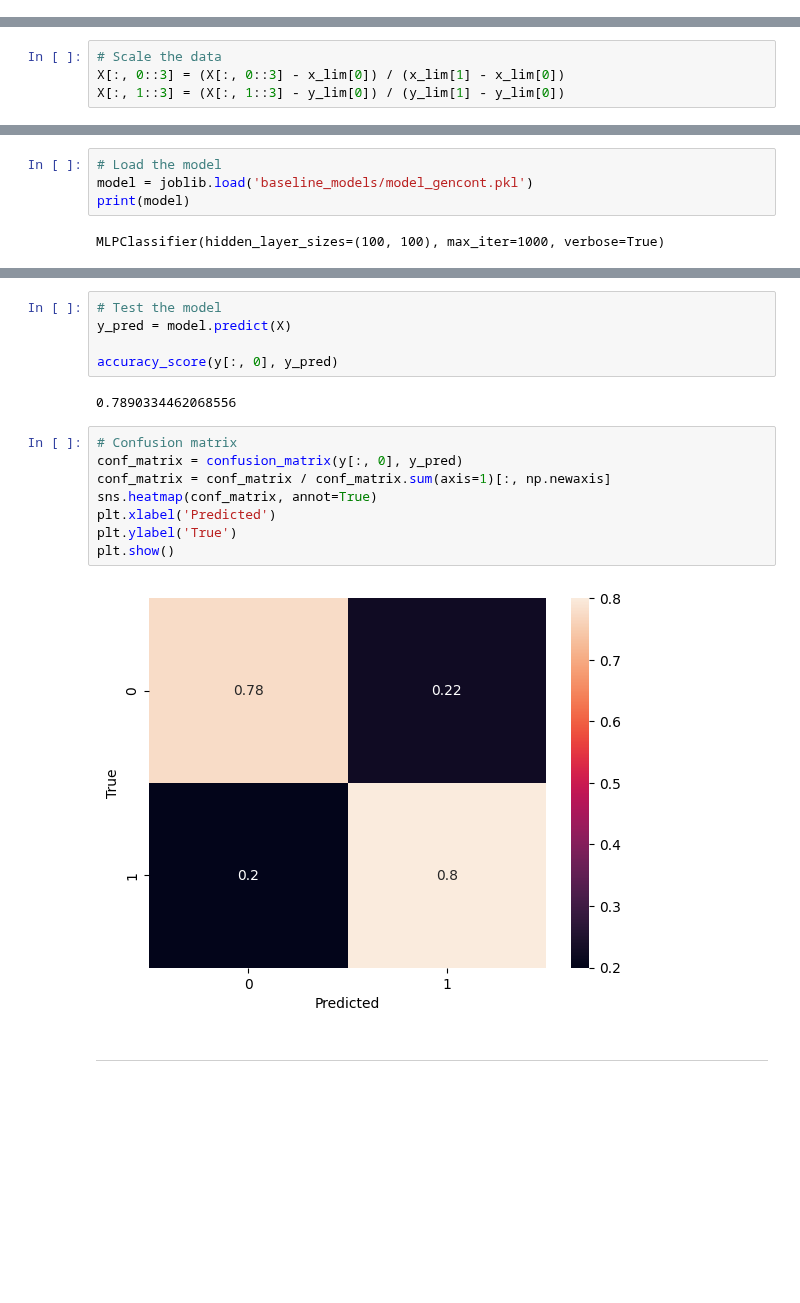
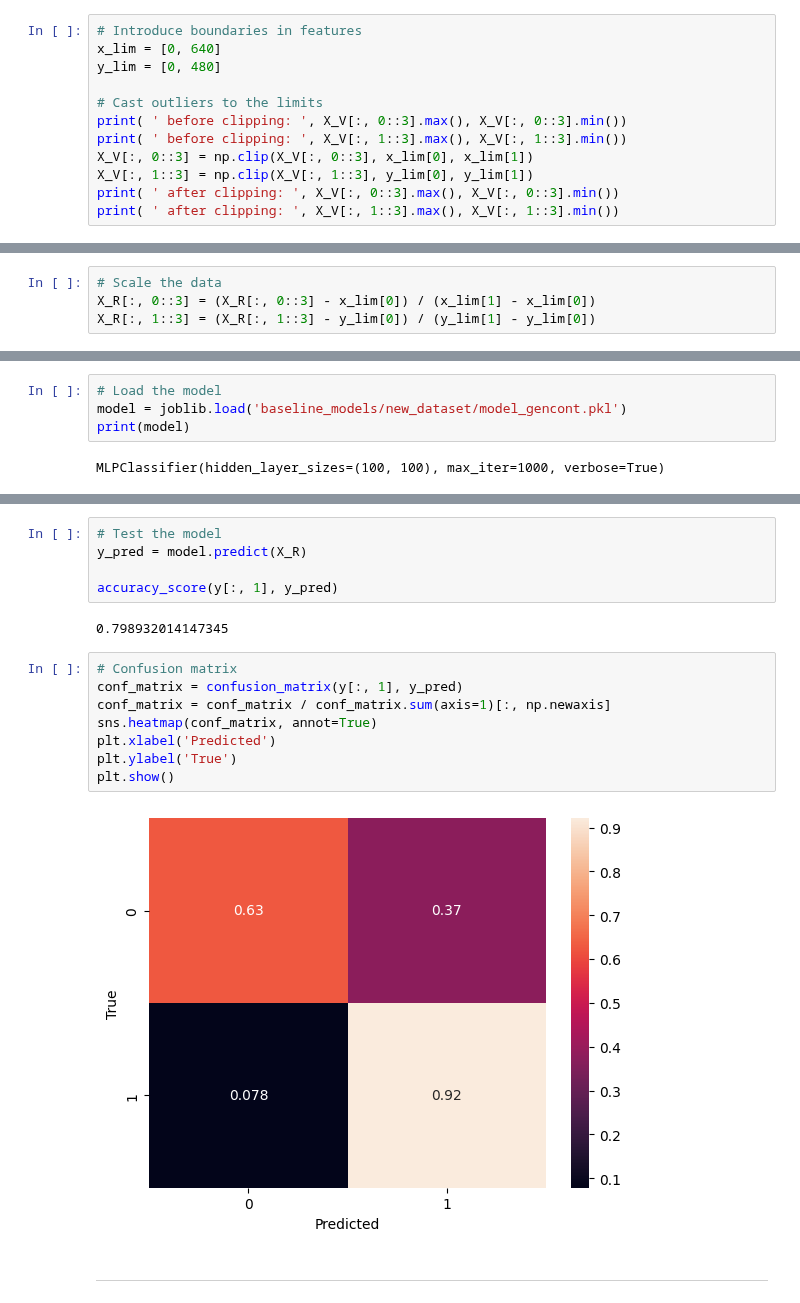
Before and after one commit to JulianAlvarezdeGiorgi/Behavioral_Tagging_of_Mice_in_multiple_Mice_setup_using_Deep_Learning, a Jupyter notebook: src/results_baseline_models.ipynb, the cells around one changed output, grey strips where cells are left out. Saved outputs shown, nothing was run; the diff lists cells and outputs as text; blank space fills up the shorter version.

```diff
--- a/src/results_baseline_models.ipynb
+++ b/src/results_baseline_models.ipynb
@@ -115,0 +172,12 @@ print( ' after clipping: ', X[:, 1::3].max(), X[:, 1::3].min())
+# %%
+# Introduce boundaries in features
+x_lim = [0, 640]
+y_lim = [0, 480]
+
+# Cast outliers to the limits
+print( ' before clipping: ', X_V[:, 0::3].max(), X_V[:, 0::3].min())
+print( ' before clipping: ', X_V[:, 1::3].max(), X_V[:, 1::3].min())
+X_V[:, 0::3] = np.clip(X_V[:, 0::3], x_lim[0], x_lim[1])
+X_V[:, 1::3] = np.clip(X_V[:, 1::3], y_lim[0], y_lim[1])
+print( ' after clipping: ', X_V[:, 0::3].max(), X_V[:, 0::3].min())
+print( ' after clipping: ', X_V[:, 1::3].max(), X_V[:, 1::3].min())
@@ -116,4 +189,4 @@ print( ' after clipping: ', X[:, 1::3].max(), X[:, 1::3].min())
 # %%
 # Scale the data
-X[:, 0::3] = (X[:, 0::3] - x_lim[0]) / (x_lim[1] - x_lim[0])
-X[:, 1::3] = (X[:, 1::3] - y_lim[0]) / (y_lim[1] - y_lim[0])
+X_R[:, 0::3] = (X_R[:, 0::3] - x_lim[0]) / (x_lim[1] - x_lim[0])
+X_R[:, 1::3] = (X_R[:, 1::3] - y_lim[0]) / (y_lim[1] - y_lim[0])
@@ -137,7 +218,7 @@ beh_names[0]
 ## General contact
 # %%
 # Load the model
-model = joblib.load('baseline_models/model_gencont.pkl')
+model = joblib.load('baseline_models/new_dataset/model_gencont.pkl')
 print(model)
 # %% [output]
 MLPClassifier(hidden_layer_sizes=(100, 100), max_iter=1000, verbose=True)
@@ -144,20 +230,20 @@ MLPClassifier(hidden_layer_sizes=(100, 100), max_iter=1000, verbose=True)
 # %%
 # Test the model
-y_pred = model.predict(X)
+y_pred = model.predict(X_R)
 
-accuracy_score(y[:, 0], y_pred)
+accuracy_score(y[:, 1], y_pred)
 # %% [output]
-0.7890334462068556
+0.798932014147345
 # %%
 # Confusion matrix
-conf_matrix = confusion_matrix(y[:, 0], y_pred)
+conf_matrix = confusion_matrix(y[:, 1], y_pred)
 conf_matrix = conf_matrix / conf_matrix.sum(axis=1)[:, np.newaxis]
 sns.heatmap(conf_matrix, annot=True)
 plt.xlabel('Predicted')
 plt.ylabel('True')
 plt.show()
 # %% [output]
-[figure, old version]
+[figure, new version]
 # %% [markdown]
 ___
 # %%
```
Also changed, not shown: parts of 66 cells of this notebook, 7 other files.
